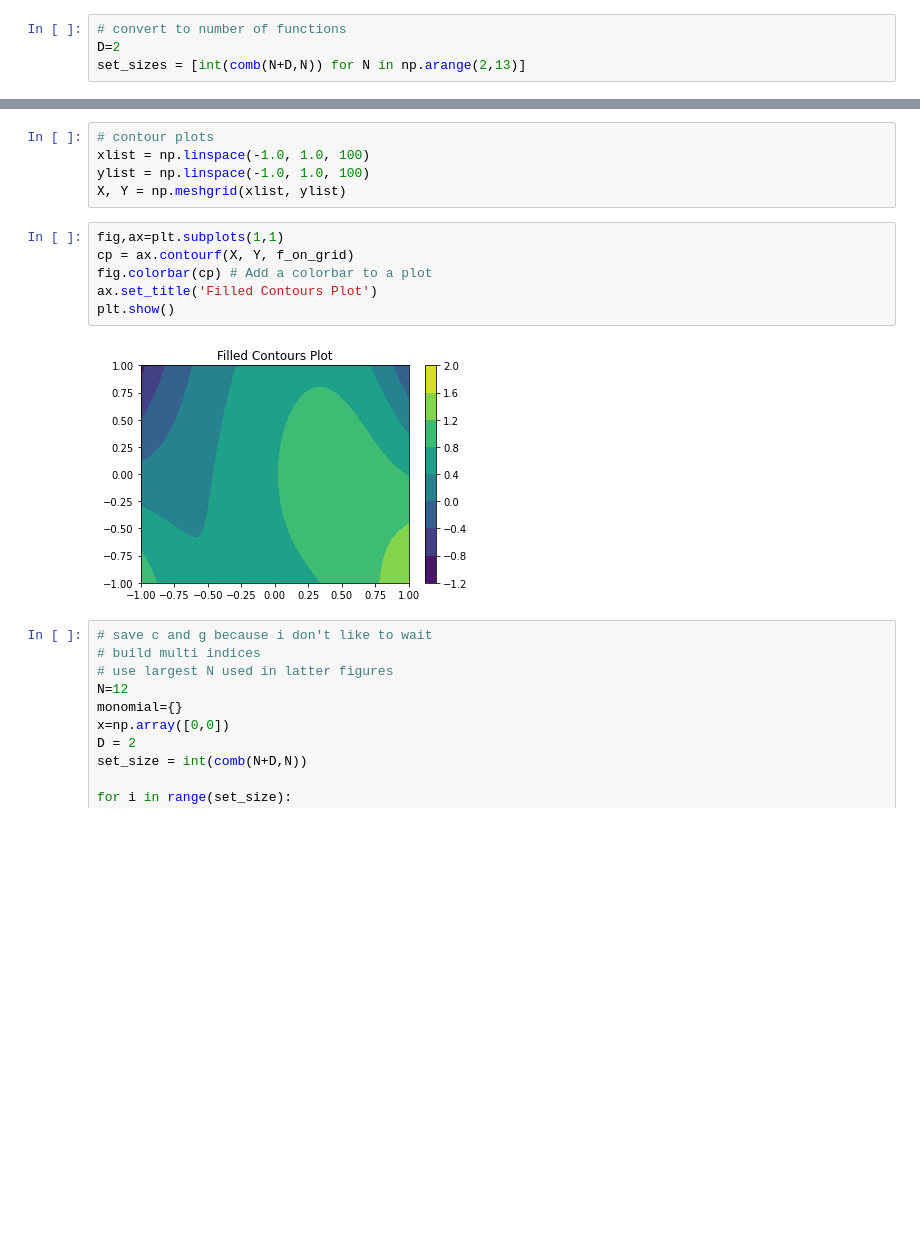
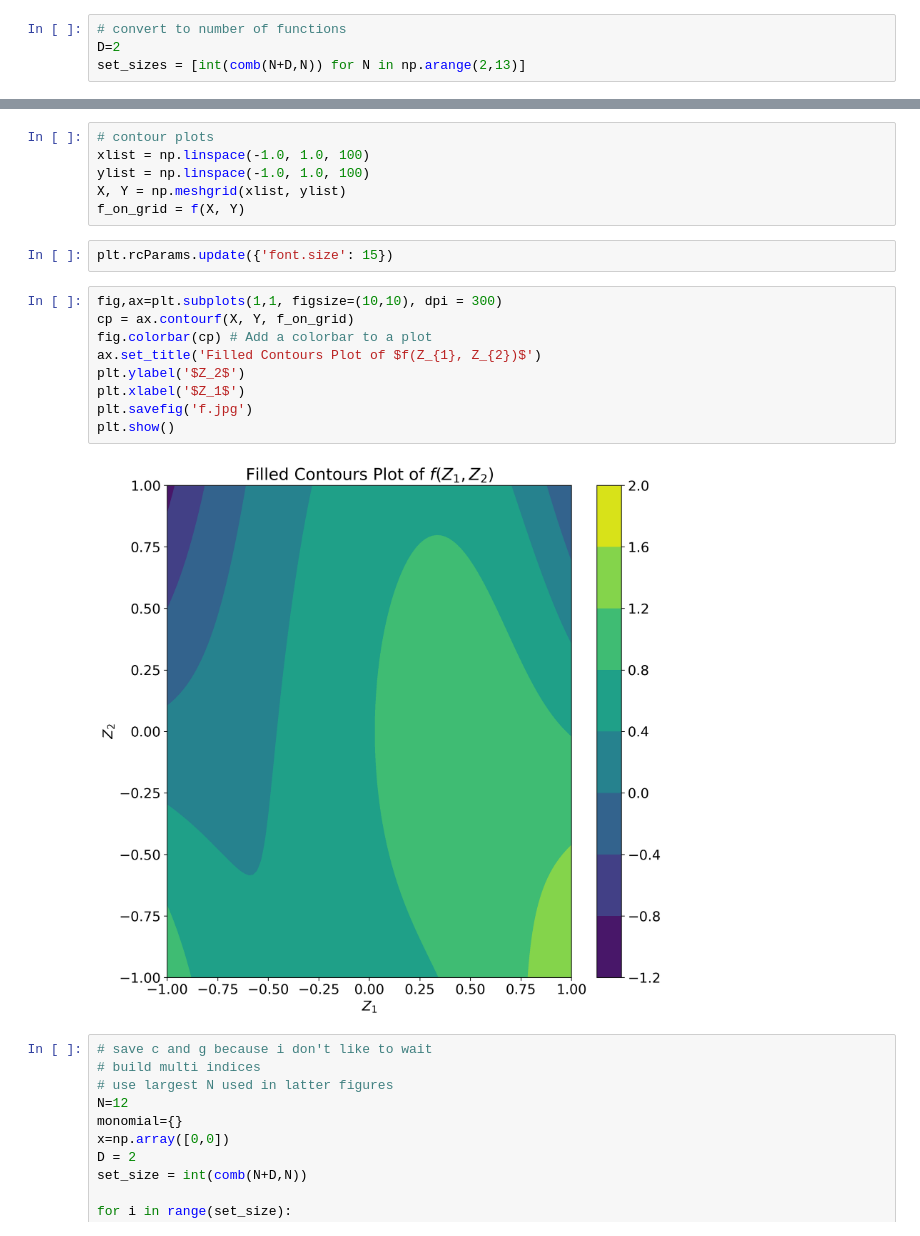
Before and after one commit to SByeUva/uncertainty_quantification, a Jupyter notebook: 04_homework/hw4.ipynb, the cells around one changed output, grey strips where cells are left out. Cells and saved outputs as stored; diff of their text form; blank space fills up the shorter version.

Commit message:
Created plots and appendix.ipynb for appendix

```diff
--- a/04_homework/hw4.ipynb
+++ b/04_homework/hw4.ipynb
@@ -299,14 +299,20 @@ Text(0.5, 0, 'n')
 xlist = np.linspace(-1.0, 1.0, 100)
 ylist = np.linspace(-1.0, 1.0, 100)
 X, Y = np.meshgrid(xlist, ylist)
+f_on_grid = f(X, Y)
+# %%
+plt.rcParams.update({'font.size': 15})
 # %%
-fig,ax=plt.subplots(1,1)
+fig,ax=plt.subplots(1,1, figsize=(10,10), dpi = 300)
 cp = ax.contourf(X, Y, f_on_grid)
 fig.colorbar(cp) # Add a colorbar to a plot
-ax.set_title('Filled Contours Plot')
+ax.set_title('Filled Contours Plot of $f(Z_{1}, Z_{2})$')
+plt.ylabel('$Z_2$')
+plt.xlabel('$Z_1$')
+plt.savefig('f.jpg')
 plt.show()
 # %% [output]
-[figure, old version]
+[figure, new version]
 # %%
 # save c and g because i don't like to wait
 # build multi indices
```
Also changed, not shown: parts of 17 cells of this notebook, 3 other files.
